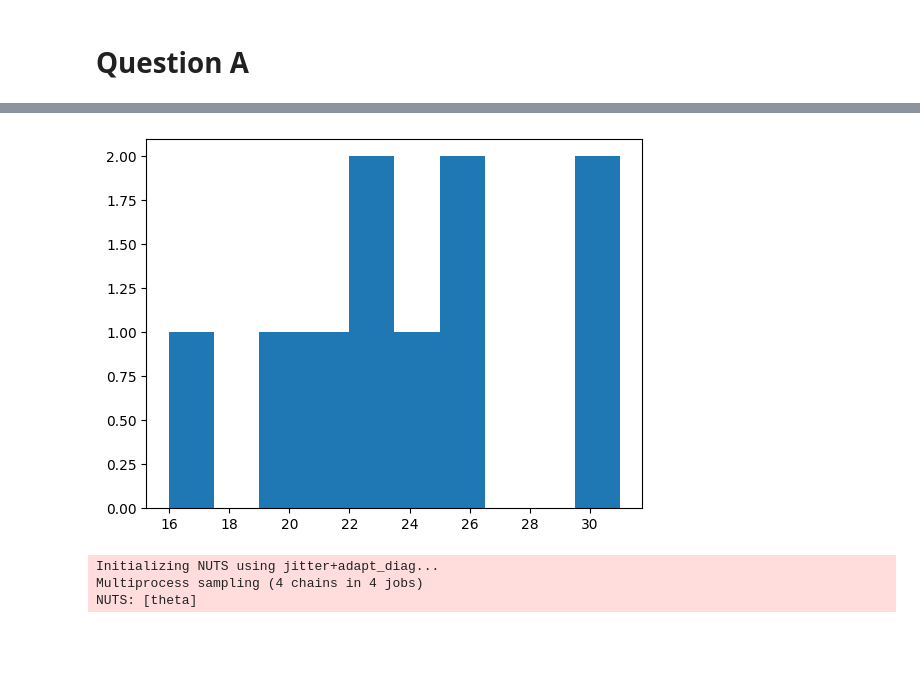
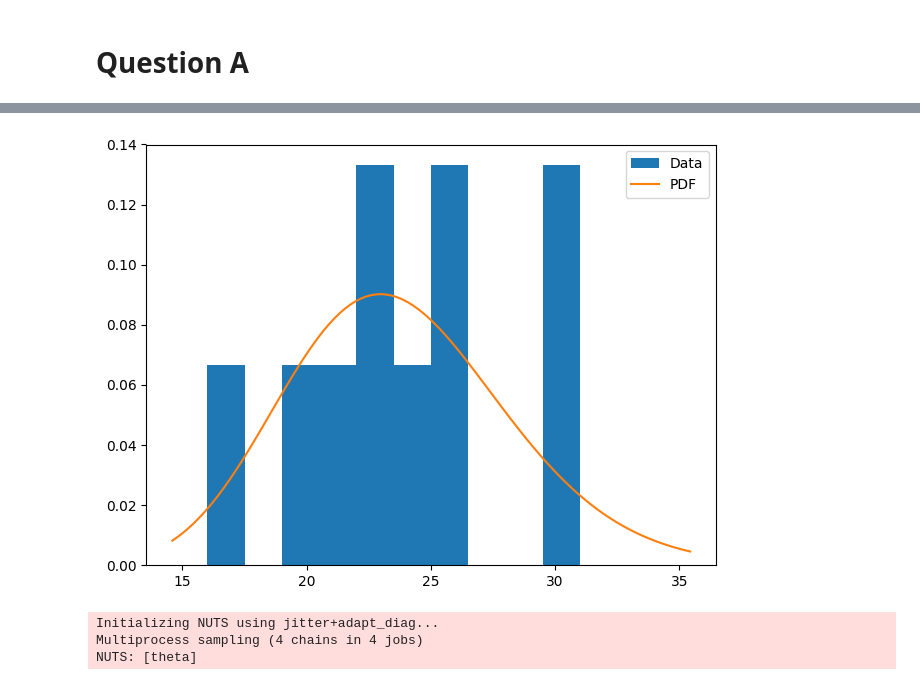
Before and after one commit to sunnyliketheweather94/bayesian-statistics, a Jupyter notebook: chapter2/exercise13.ipynb, the cells around one changed output, grey strips where cells are left out. Cells and saved outputs as stored; diff of their text form; code cells hidden in the pictures; blank space fills up the shorter version.

```diff
--- a/chapter2/exercise13.ipynb
+++ b/chapter2/exercise13.ipynb
@@ -55,7 +66,15 @@ shape: (9, 5)
 # %%
-plt.hist(data["accidents"])
+params = ss.gamma.fit(data["accidents"])
+
+x = np.linspace(ss.gamma.ppf(0.01, *params), ss.gamma.ppf(0.99, *params), 100)
+
+plt.hist(data["accidents"], density=True, label="Data")
+plt.plot(x, ss.gamma(*params).pdf(x), label="PDF")
+
+plt.legend()
+plt.tight_layout()
 plt.show()
 # %% [output]
-[figure, old version]
+[figure, new version]
 # %%
 with pm.Model() as model_a:
```
Also changed, not shown: parts of 12 cells of this notebook.
